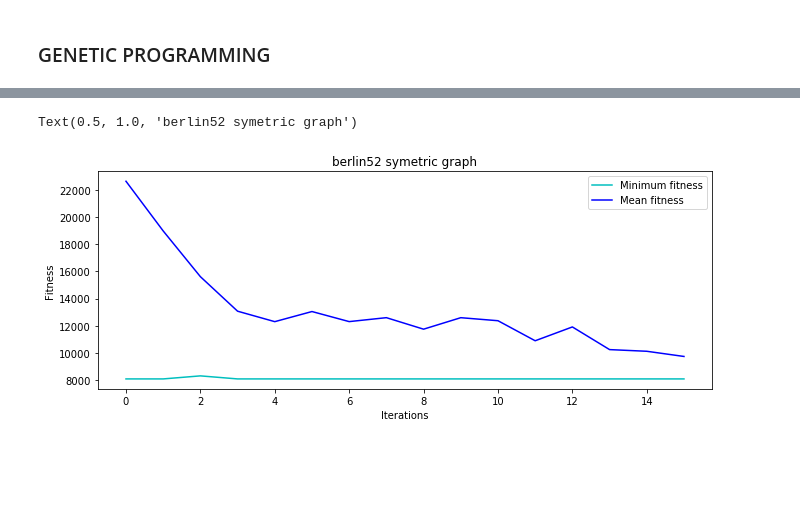
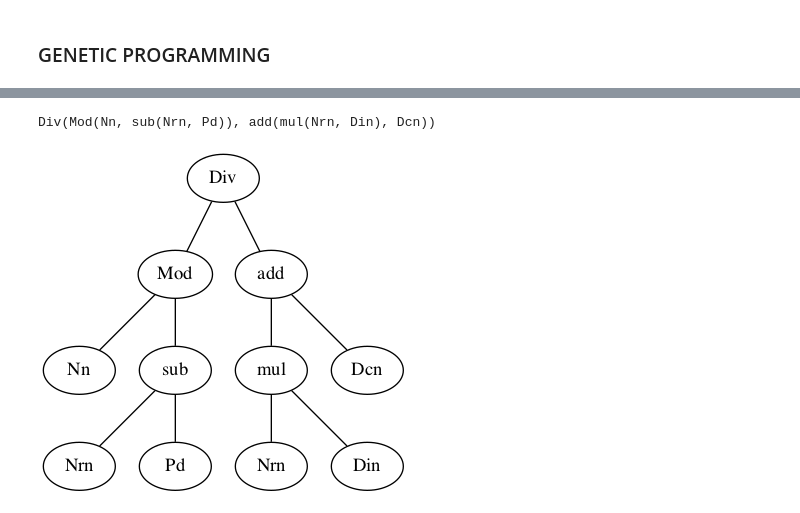
Before and after one commit to davebehr1/tsp_heuristics, a Jupyter notebook: SYMMETRIC_GRAPH.ipynb, the cells around one changed output, grey strips where cells are left out. Saved outputs shown, nothing was run; the diff lists cells and outputs as text; code cells hidden in the pictures; blank space fills up the shorter version.

```diff
--- a/SYMMETRIC_GRAPH.ipynb
+++ b/SYMMETRIC_GRAPH.ipynb
@@ -251,5 +326,5 @@ toolbox.decorate("mutate", gp.staticLimit(key=operator.attrgetter("height"), max
 # %%
-pop = toolbox.population(n=100)
+pop = toolbox.population(n=10)
 # %%
 # stats_fit = tools.Statistics(lambda ind: ind.fitness.values)
 # stats_size = tools.Statistics(len)
@@ -348,9 +370,6 @@ plots = plt.plot(log.select('min'),'c-', log.select('mean'), 'b-')
 plt.legend(plots, ('Minimum fitness', 'Mean fitness'), frameon=True)
 plt.ylabel('Fitness'); plt.xlabel('Iterations');
 plt.title("berlin52 symetric graph")
-# %% [output]
-Text(0.5, 1.0, 'berlin52 symetric graph')
-[figure, removed]
 # %%
 tree = gp.PrimitiveTree(pop[14])
 string_tree = str(tree)
@@ -366,3 +377,31 @@ print(string_tree)
+# %%
+expr = toolbox.individual()
+
+nodes, edges, labels = gp.graph(expr)
+
+tree = gp.PrimitiveTree(expr)
+string_tree = str(tree)
+print(string_tree)
+
+# nodes, edges, labels = gp.graph(best_individual)
+# print('Fitness of the best individual: ', evaluation(best_individual)[0])
+
+g = pgv.AGraph()
+g.add_nodes_from(nodes)
+g.add_edges_from(edges)
+g.layout(prog="dot")
+
+for i in nodes:
+    n = g.get_node(i)
+    n.attr["label"] = labels[i]
+
+g.draw("./figures/tree.png")
+
+pil_img = Image(filename='./figures/tree.png')
+display(pil_img)
+# %% [output]
+Div(Mod(Nn, sub(Nrn, Pd)), add(mul(Nrn, Din), Dcn))
+[figure, added]
 # %%
 individual = toolbox.individual()
 evaluate(individual,G)
```
Also changed, not shown: parts of 24 cells of this notebook, 12 other files.
